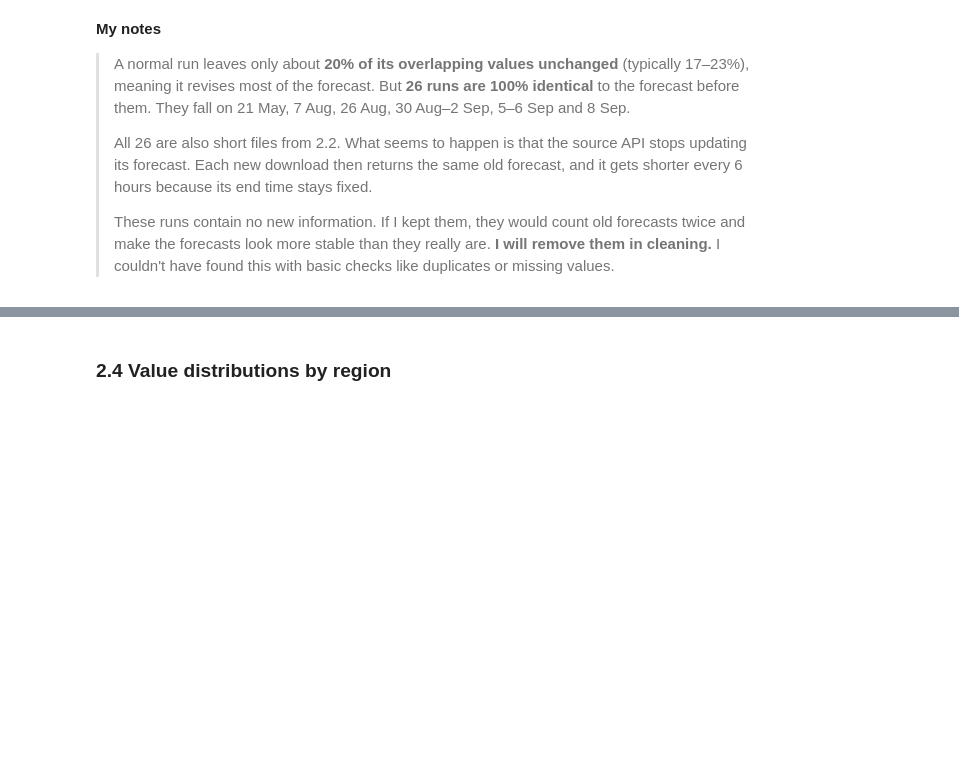
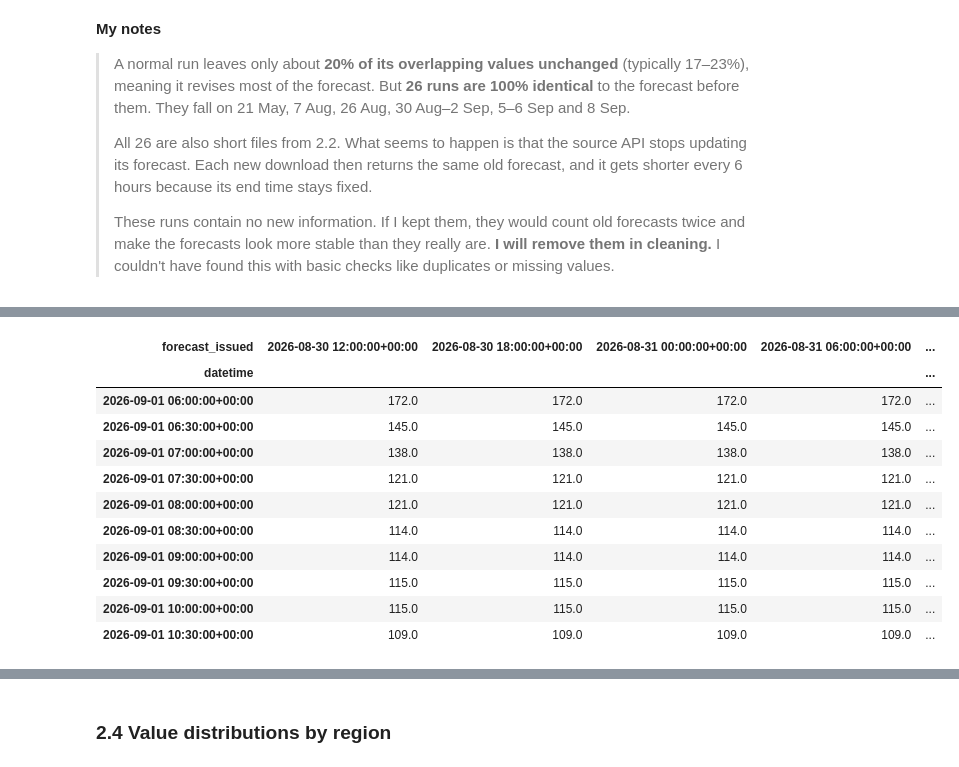
Before and after one commit to Humak1/get_carbon_intensity_data, a Jupyter notebook: carbon_intensity_analysis.ipynb, the cells around one changed output, grey strips where cells are left out. Drawn from its saved outputs; the diff is of its cells as text; code cells hidden in the pictures; blank space fills up the shorter version.

```diff
--- a/carbon_intensity_analysis.ipynb
+++ b/carbon_intensity_analysis.ipynb
@@ -235,0 +295,18 @@ all frozen runs are also short files: True
+# %%
+# I spot-check one example: every London forecast made for 1 Sep 06:00–10:30
+example = raw[(raw.region == "London") &
+              raw.datetime.between("2026-09-01 06:00", "2026-09-01 10:30")]
+example.pivot_table(index="datetime", columns="forecast_issued", values="value")
+# %% [output]
+| forecast_issued | 2026-08-30 12:00:00+00:00 | 2026-08-30 18:00:00+00:00 | 2026-08-31 00:00:00+00:00 | 2026-08-31 06:00:00+00:00 | ... |
+| datetime |  |  |  |  | ... |
+| 2026-09-01 06:00:00+00:00 | 172.0 | 172.0 | 172.0 | 172.0 | ... |
+| 2026-09-01 06:30:00+00:00 | 145.0 | 145.0 | 145.0 | 145.0 | ... |
+| 2026-09-01 07:00:00+00:00 | 138.0 | 138.0 | 138.0 | 138.0 | ... |
+| 2026-09-01 07:30:00+00:00 | 121.0 | 121.0 | 121.0 | 121.0 | ... |
+| 2026-09-01 08:00:00+00:00 | 121.0 | 121.0 | 121.0 | 121.0 | ... |
+| 2026-09-01 08:30:00+00:00 | 114.0 | 114.0 | 114.0 | 114.0 | ... |
+| 2026-09-01 09:00:00+00:00 | 114.0 | 114.0 | 114.0 | 114.0 | ... |
+| 2026-09-01 09:30:00+00:00 | 115.0 | 115.0 | 115.0 | 115.0 | ... |
+| 2026-09-01 10:00:00+00:00 | 115.0 | 115.0 | 115.0 | 115.0 | ... |
+| 2026-09-01 10:30:00+00:00 | 109.0 | 109.0 | 109.0 | 109.0 | ... |
```
Also changed, not shown: parts of 12 cells of this notebook.
